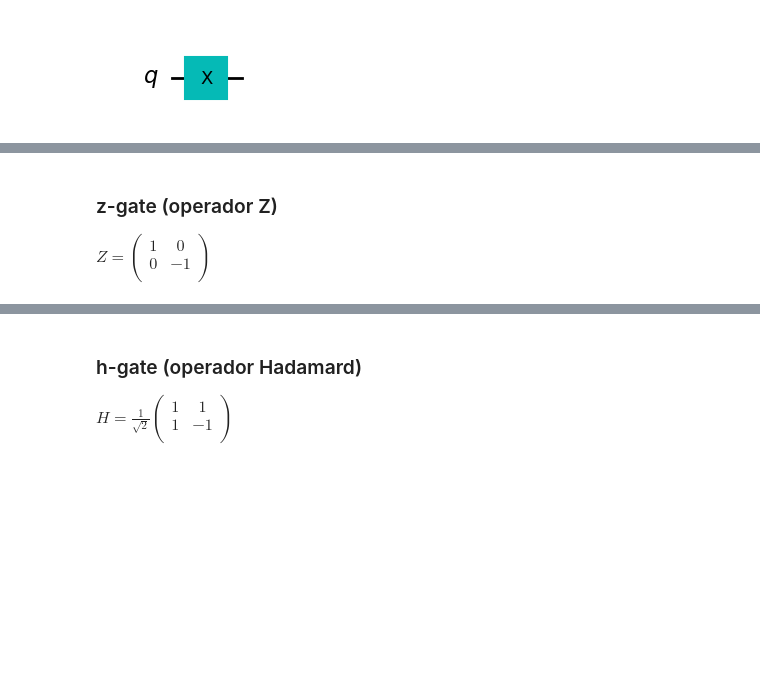
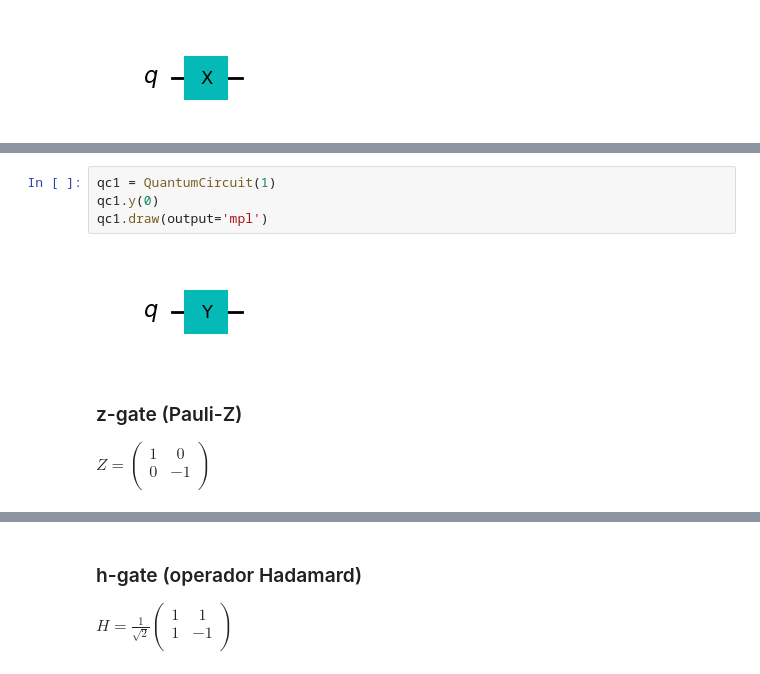
Before and after one commit to yonahirakawa/qiskit-iniciantes, a Jupyter notebook: portas-quanticas.ipynb, the cells around one changed output, grey strips where cells are left out. Drawn from its saved outputs; the diff is of its cells as text; blank space fills up the shorter version.

```diff
--- a/portas-quanticas.ipynb
+++ b/portas-quanticas.ipynb
@@ -21,5 +32,11 @@ qc.draw(output='mpl')
+# %%
+qc1 = QuantumCircuit(1)
+qc1.y(0)
+qc1.draw(output='mpl')
+# %% [output]
+[figure, added]
 # %% [markdown]
-### z-gate (operador Z)
+### z-gate (Pauli-Z)
 
 $ Z = \begin{pmatrix}
 1 & 0 \\
```
Also changed, not shown: parts of 6 cells of this notebook, 4 other files.
